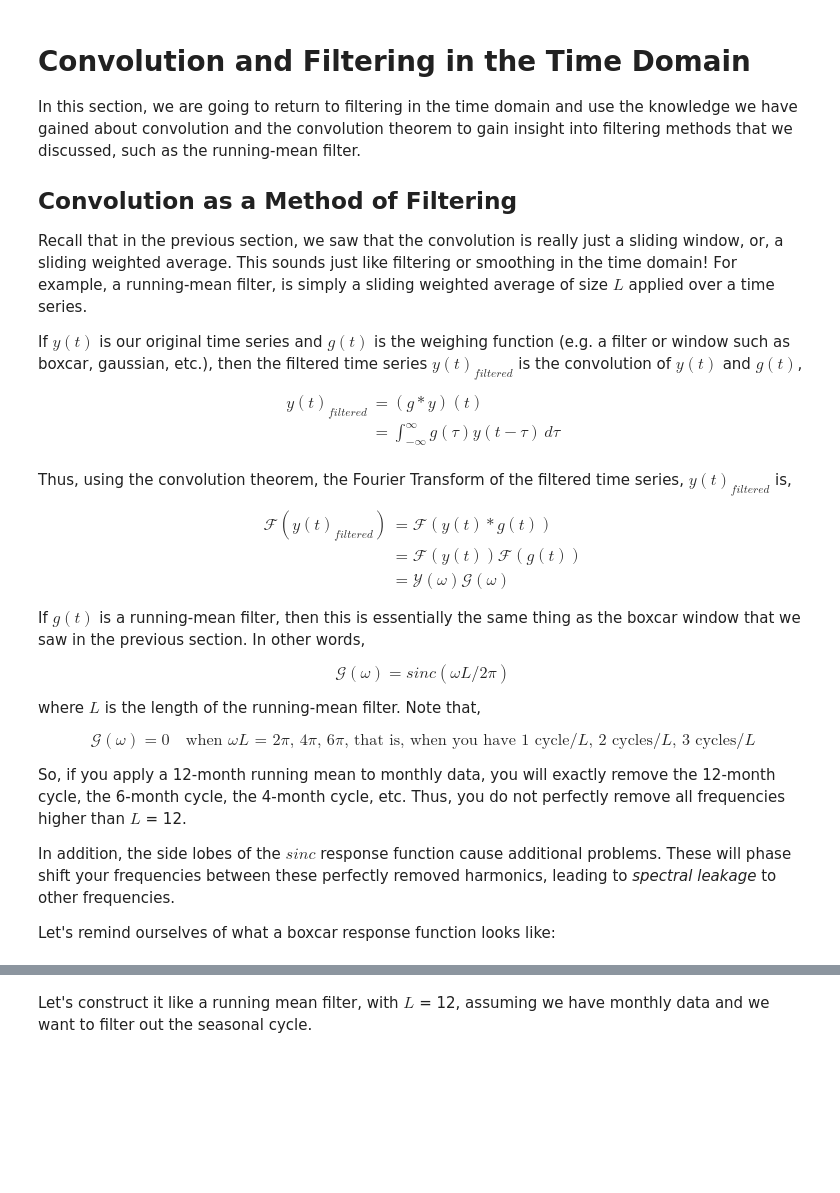
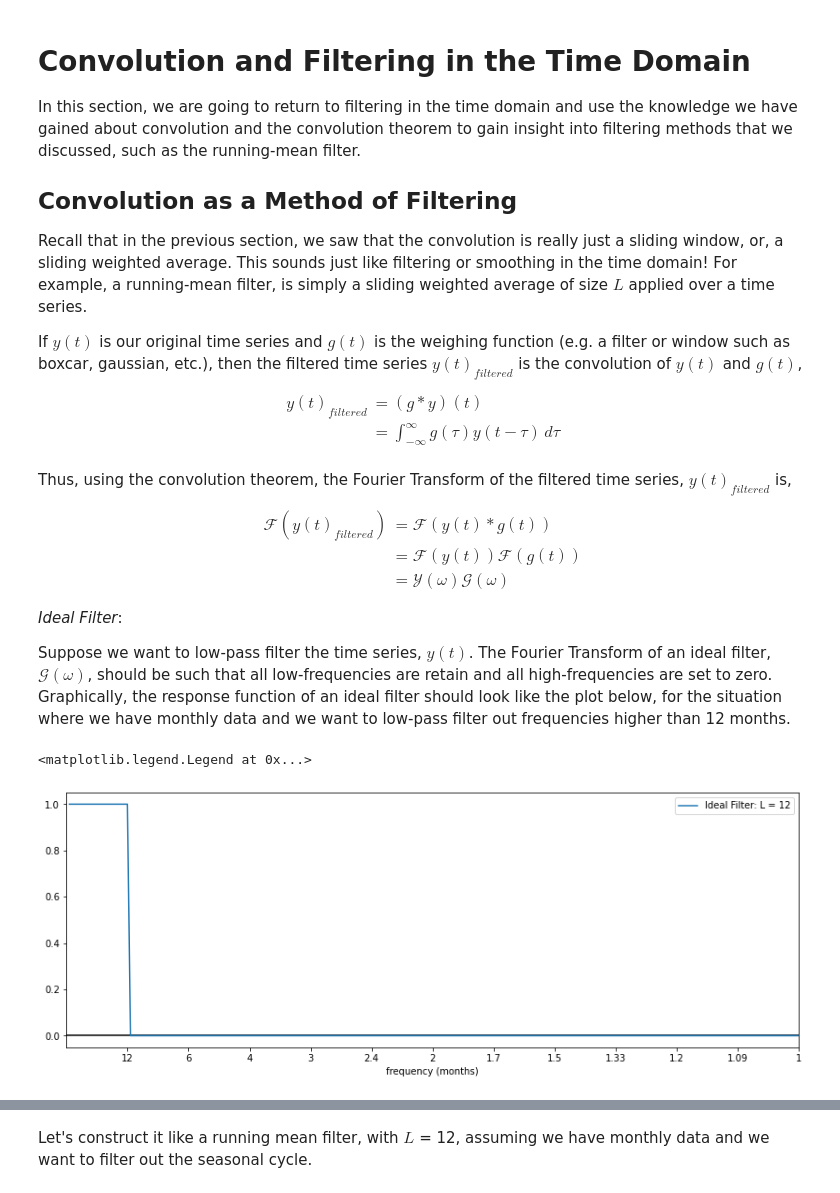
Before and after one commit to kls2177/Climate-and-Geophysical-Data-Analysis, a Jupyter notebook: _sources/chapters/Week6/convolution_filters_in_time.ipynb, the cells around one changed output, grey strips where cells are left out. Saved outputs shown, nothing was run; the diff lists cells and outputs as text; code cells hidden in the pictures; blank space fills up the shorter version.

```diff
--- a/_sources/chapters/Week6/convolution_filters_in_time.ipynb
+++ b/_sources/chapters/Week6/convolution_filters_in_time.ipynb
@@ -26,24 +26,9 @@ $$
 \end{align}
 $$
 
-If $g(t)$ is a running-mean filter, then this is essentially the same thing as the boxcar window that we saw in the previous section. In other words,
+*Ideal Filter*:
 
-$$
-\mathcal{G}(\omega) = sinc(\omega L/2\pi)
-$$
-
-where $L$ is the length of the running-mean filter. Note that,
-
-$$
-\mathcal{G}(\omega) = 0 \quad \text{when $\omega L$ = 2$\pi$, 4$\pi$, 6$\pi$, that is, when you have 1 cycle/$L$, 2 cycles/$L$, 3 cycles/$L$
-}
-$$
-
-So, if you apply a 12-month running mean to monthly data, you will exactly remove the 12-month cycle, the 6-month cycle, the 4-month cycle, etc. Thus, you do not perfectly remove all frequencies higher than $L$ = 12.
-
-In addition, the side lobes of the $sinc$ response function cause additional problems. These will phase shift your frequencies between these perfectly removed harmonics, leading to *spectral leakage* to other frequencies.
-
-Let's remind ourselves of what a boxcar response function looks like:
+Suppose we want to low-pass filter the time series, $y(t)$. The Fourier Transform of an ideal filter, $\mathcal{G}(\omega)$, should be such that all low-frequencies are retain and all high-frequencies are set to zero. Graphically, the response function of an ideal filter should look like the plot below, for the situation where we have monthly data and we want to low-pass filter out frequencies higher than 12 months.
 # %%
 # Import packages
 import numpy as np
@@ -52,0 +49,14 @@ import scipy.signal as sig
+# %%
+# plot response functions for running-mean filter with L = 12
+plt.figure(figsize=(14,5))
+plt.axhline(0,color='k')
+plt.plot(freqr,ideal_response,label = 'Ideal Filter: L = 12')
+plt.xlim(0,freqr[-1])
+plt.xticks([freqr[19],freqr[39],freqr[59],freqr[79],freqr[99],freqr[119],freqr[139],
+            freqr[159],freqr[179],freqr[199],freqr[219],freqr[239]],
+           ["12","6","4","3","2.4","2","1.7","1.5","1.33","1.2","1.09","1"])
+plt.xlabel('frequency (months)')
+plt.legend()
+# %% [output]
+<matplotlib.legend.Legend at 0x...>
+[figure, added]
```
Also changed, not shown: parts of 4 cells of this notebook, 8 other files.
